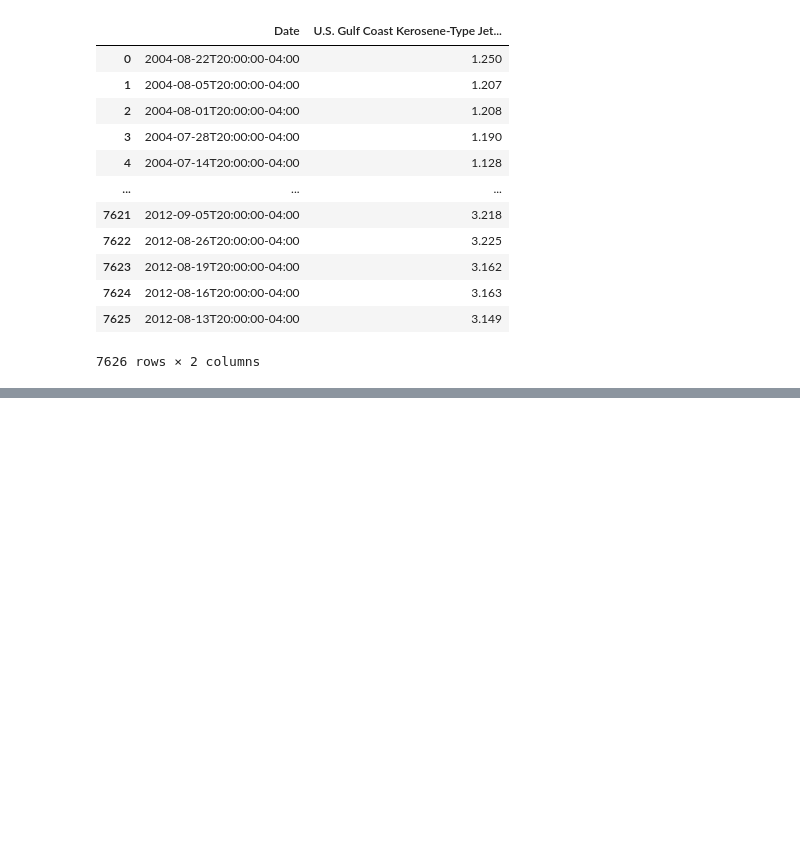
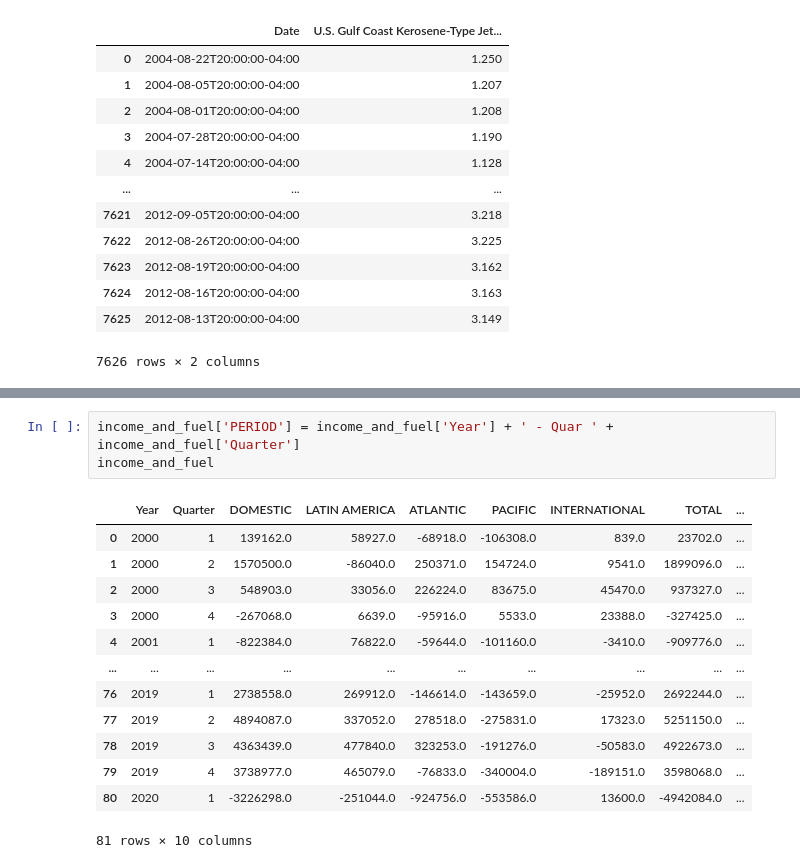
Before and after one commit to xsharonhe/cvt-scripts, a Jupyter notebook: project-intl-flight-tracking/effects of oil and gas/effects of oil and gas on net income.ipynb, the cells around one changed output, grey strips where cells are left out. Saved outputs shown, nothing was run; the diff lists cells and outputs as text; blank space fills up the shorter version.

```diff
--- a/project-intl-flight-tracking/effects of oil and gas/effects of oil and gas on net income.ipynb
+++ b/project-intl-flight-tracking/effects of oil and gas/effects of oil and gas on net income.ipynb
@@ -106,0 +97,17 @@ outer_merged.shape
+# %%
+income_and_fuel['PERIOD'] = income_and_fuel['Year'] + ' - Quar ' + income_and_fuel['Quarter']
+income_and_fuel
+# %% [output]
+|  | Year | Quarter | DOMESTIC | LATIN AMERICA | ATLANTIC | PACIFIC | INTERNATIONAL | TOTAL | ... |
+| 0 | 2000 | 1 | 139162.0 | 58927.0 | -68918.0 | -106308.0 | 839.0 | 23702.0 | ... |
+| 1 | 2000 | 2 | 1570500.0 | -86040.0 | 250371.0 | 154724.0 | 9541.0 | 1899096.0 | ... |
+| 2 | 2000 | 3 | 548903.0 | 33056.0 | 226224.0 | 83675.0 | 45470.0 | 937327.0 | ... |
+| 3 | 2000 | 4 | -267068.0 | 6639.0 | -95916.0 | 5533.0 | 23388.0 | -327425.0 | ... |
+| 4 | 2001 | 1 | -822384.0 | 76822.0 | -59644.0 | -101160.0 | -3410.0 | -909776.0 | ... |
+| ... | ... | ... | ... | ... | ... | ... | ... | ... | ... |
+| 76 | 2019 | 1 | 2738558.0 | 269912.0 | -146614.0 | -143659.0 | -25952.0 | 2692244.0 | ... |
+| 77 | 2019 | 2 | 4894087.0 | 337052.0 | 278518.0 | -275831.0 | 17323.0 | 5251150.0 | ... |
+| 78 | 2019 | 3 | 4363439.0 | 477840.0 | 323253.0 | -191276.0 | -50583.0 | 4922673.0 | ... |
+| 79 | 2019 | 4 | 3738977.0 | 465079.0 | -76833.0 | -340004.0 | -189151.0 | 3598068.0 | ... |
+| 80 | 2020 | 1 | -3226298.0 | -251044.0 | -924756.0 | -553586.0 | 13600.0 | -4942084.0 | ... |
+81 rows × 10 columns
```
Also changed, not shown: parts of 11 cells of this notebook.
